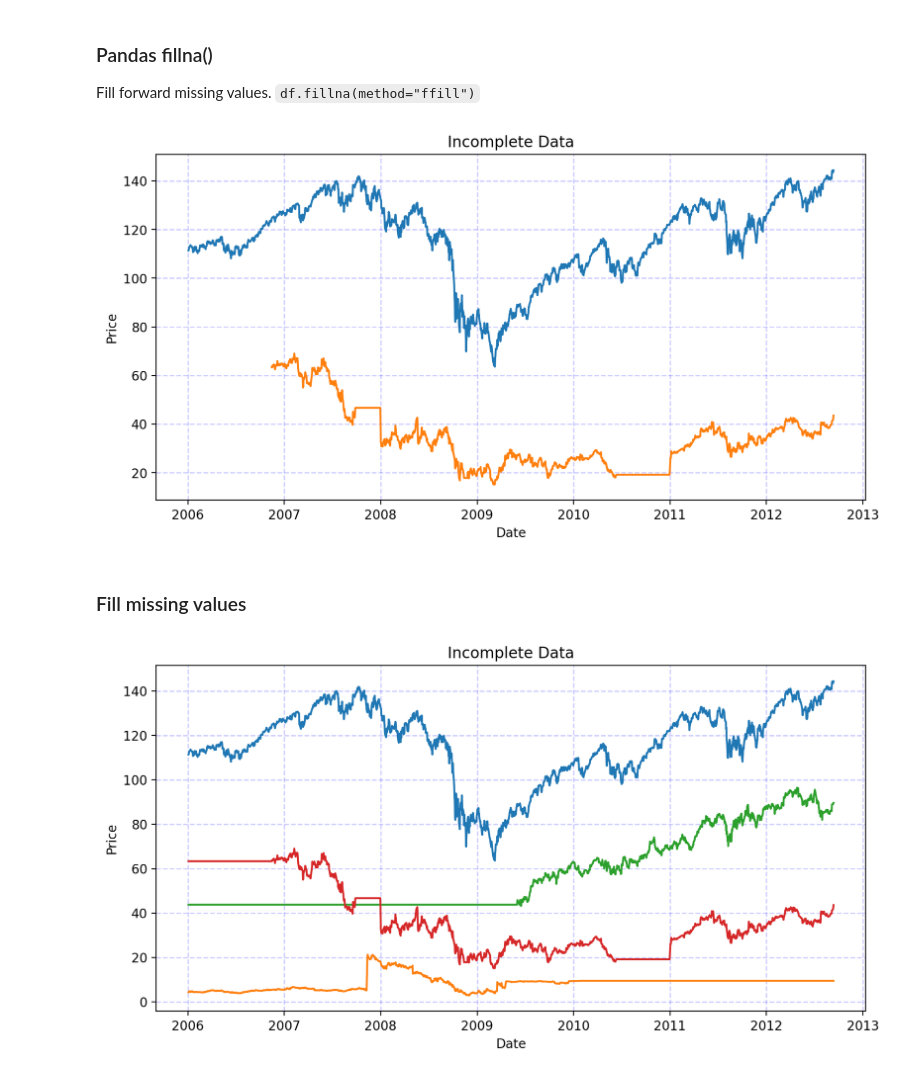
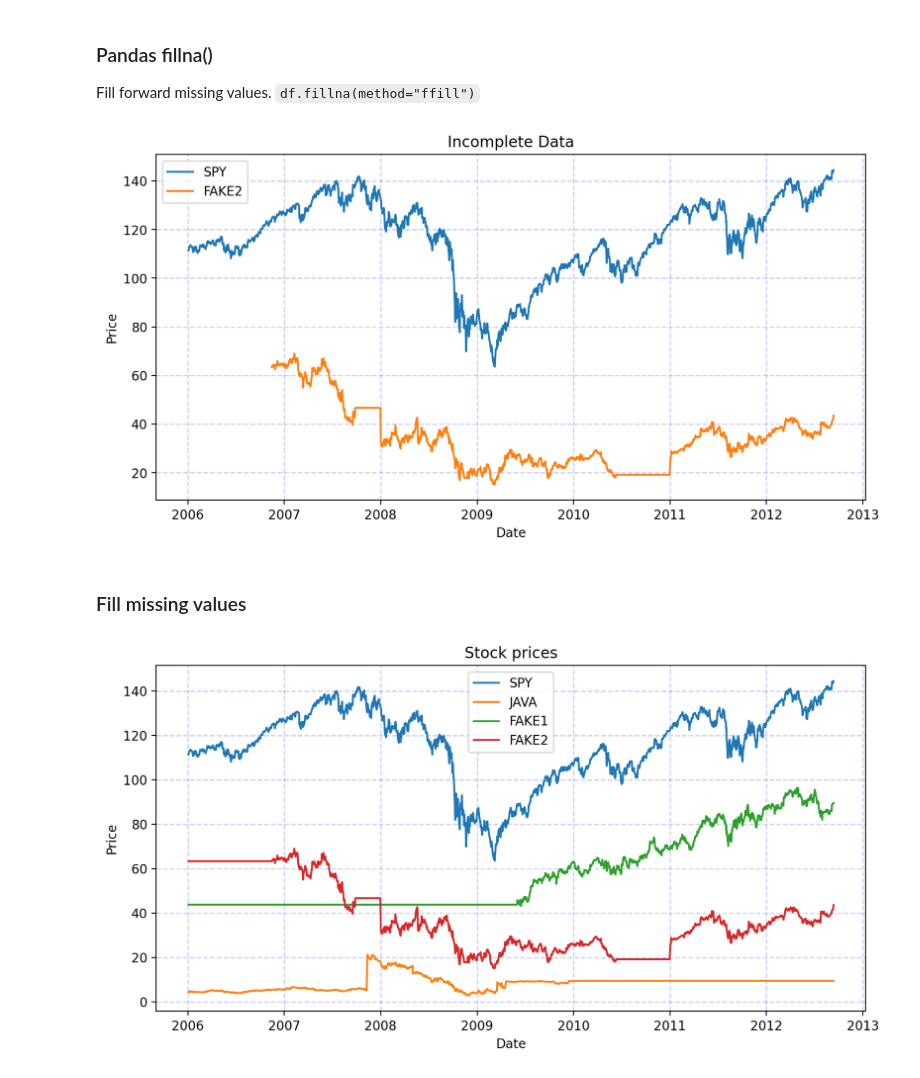
Before and after one commit to arafat877/CS7646-ML4T, a Jupyter notebook: ML4T_Lessons/week2-lessons-01.05-01.08.ipynb, the cells around one changed output. Cells and saved outputs as stored; diff of their text form; code cells hidden in the pictures.

```diff
--- a/ML4T_Lessons/week2-lessons-01.05-01.08.ipynb
+++ b/ML4T_Lessons/week2-lessons-01.05-01.08.ipynb
@@ -94,35 +94,36 @@ test_run()
 Fill forward missing values.
 `df.fillna(method="ffill")`
 # %%
-def plot_data(df):
+def plot_data(df, title='Stock prices', xlabel='Date', ylabel='Price'):
     plt.figure(figsize=(10,5), dpi=200)
     plt.plot(df)
     plt.grid(color='blue', linestyle='--', linewidth=1, alpha=0.2)
-    plt.title('Incomplete Data')
-    plt.xlabel('Date')
-    plt.ylabel('Price')
+    plt.title(title)
+    plt.xlabel(xlabel)
+    plt.ylabel(ylabel)
+    plt.legend(df)
     plt.show()
 
 
 def test_run():
     # Define a data range
     start, end = '2005-12-31', '2014-12-07'
     dates = pd.date_range(start, end) # year 2010
 
     # Choose stock symbols to read
     symbols = ['SPY', 'FAKE2']  # SPY will be added in get_data()
 
     # Get stock data
     df = get_data(symbols=symbols, dates=dates)
     df.fillna(method="ffill", inplace=True)
 
-    # Slice and plot
-    plot = plot_data(df)
+    # Plot data
+    plot = plot_data(df, title='Incomplete Data')
     return plot
 
 test_run()
 # %% [output]
-[figure, old version]
+[figure, new version]
 # %% [markdown]
 ### Fill missing values
 # %%
@@ -145,4 +146,4 @@ def test_run():
 
 test_run()
 # %% [output]
-[figure, old version]
+[figure, new version]
```
Also changed, not shown: parts of 12 cells of this notebook.
